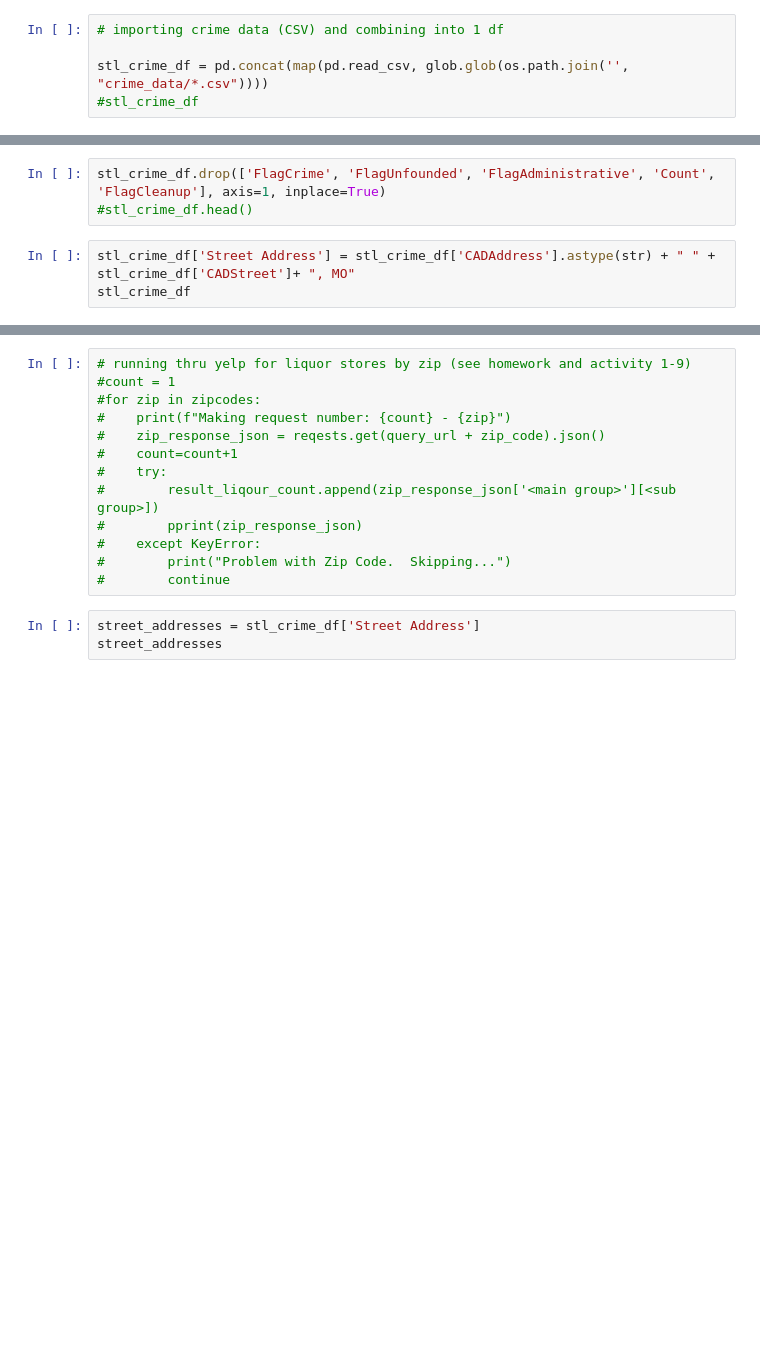
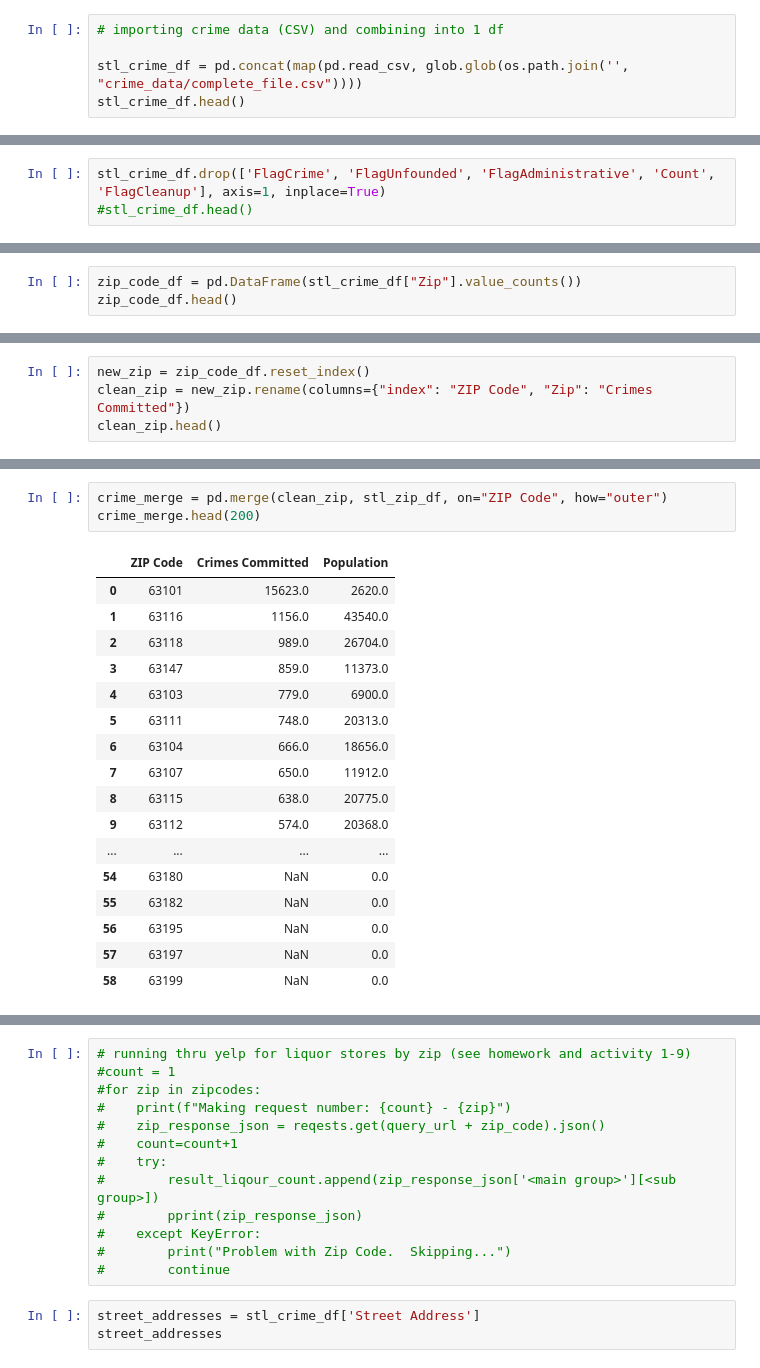
Before and after one commit to lonnykramer/project_one, a Jupyter notebook: project_code/liquor_store_project.ipynb, the cells around one changed output, grey strips where cells are left out. Saved outputs shown, nothing was run; the diff lists cells and outputs as text; blank space fills up the shorter version.

```diff
--- a/project_code/liquor_store_project.ipynb
+++ b/project_code/liquor_store_project.ipynb
@@ -38,5 +54,5 @@ zip_codes = stl_zip_df['ZIP Code']
 # %%
 # importing crime data (CSV) and combining into 1 df
 
-stl_crime_df = pd.concat(map(pd.read_csv, glob.glob(os.path.join('', "crime_data/*.csv"))))
-#stl_crime_df
+stl_crime_df = pd.concat(map(pd.read_csv, glob.glob(os.path.join('', "crime_data/complete_file.csv"))))
+stl_crime_df.head()
@@ -43,6 +67,3 @@ stl_crime_df = pd.concat(map(pd.read_csv, glob.glob(os.path.join('', "crime_data
 # %%
 stl_crime_df.drop(['FlagCrime', 'FlagUnfounded', 'FlagAdministrative', 'Count', 'FlagCleanup'], axis=1, inplace=True)
 #stl_crime_df.head()
-# %%
-stl_crime_df['Street Address'] = stl_crime_df['CADAddress'].astype(str) + " " + stl_crime_df['CADStreet']+ ", MO"
-stl_crime_df
@@ -67,0 +70,3 @@ stl_crime_df
+# %%
+zip_code_df = pd.DataFrame(stl_crime_df["Zip"].value_counts())
+zip_code_df.head()
@@ -67,0 +80,4 @@ stl_crime_df
+# %%
+new_zip = zip_code_df.reset_index()
+clean_zip = new_zip.rename(columns={"index": "ZIP Code", "Zip": "Crimes Committed"})
+clean_zip.head()
@@ -67,0 +91,21 @@ stl_crime_df
+# %%
+crime_merge = pd.merge(clean_zip, stl_zip_df, on="ZIP Code", how="outer")
+crime_merge.head(200)
+# %% [output]
+|  | ZIP Code | Crimes Committed | Population |
+| 0 | 63101 | 15623.0 | 2620.0 |
+| 1 | 63116 | 1156.0 | 43540.0 |
+| 2 | 63118 | 989.0 | 26704.0 |
+| 3 | 63147 | 859.0 | 11373.0 |
+| 4 | 63103 | 779.0 | 6900.0 |
+| 5 | 63111 | 748.0 | 20313.0 |
+| 6 | 63104 | 666.0 | 18656.0 |
+| 7 | 63107 | 650.0 | 11912.0 |
+| 8 | 63115 | 638.0 | 20775.0 |
+| 9 | 63112 | 574.0 | 20368.0 |
+| ... | ... | ... | ... |
+| 54 | 63180 | NaN | 0.0 |
+| 55 | 63182 | NaN | 0.0 |
+| 56 | 63195 | NaN | 0.0 |
+| 57 | 63197 | NaN | 0.0 |
+| 58 | 63199 | NaN | 0.0 |
```
Also changed, not shown: parts of 12 cells of this notebook.
